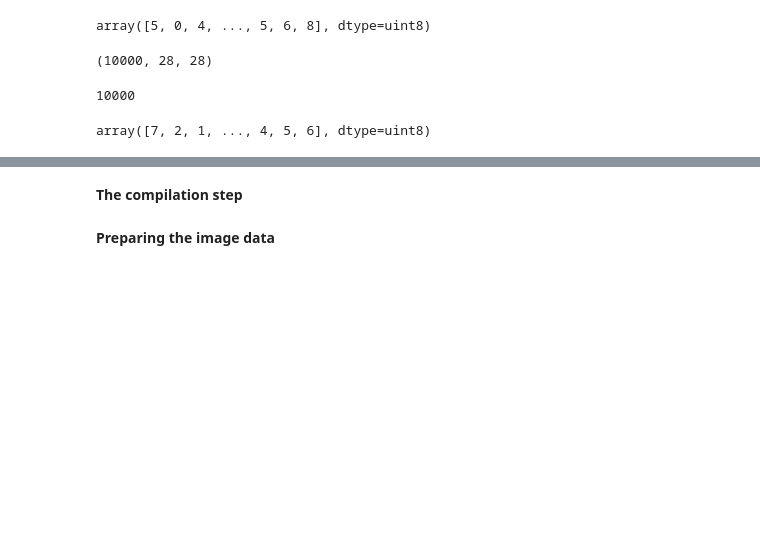
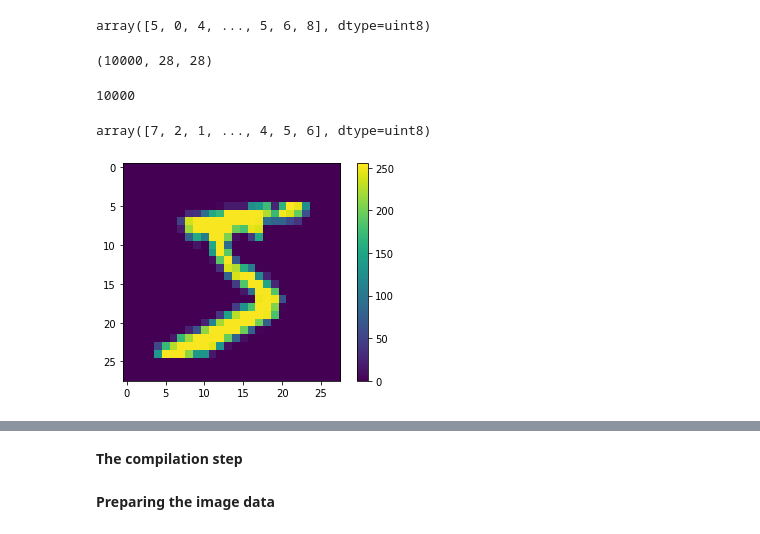
Before and after one commit to lhr791/2022_DL, a Jupyter notebook: chapter02_mathematical-building-blocks.ipynb, the cells around one changed output, grey strips where cells are left out. Saved outputs shown, nothing was run; the diff lists cells and outputs as text; code cells hidden in the pictures; blank space fills up the shorter version.

```diff
--- a/chapter02_mathematical-building-blocks.ipynb
+++ b/chapter02_mathematical-building-blocks.ipynb
@@ -41,3 +73,11 @@ len(test_labels)
 test_labels
 # %% [output]
 array([7, 2, 1, ..., 4, 5, 6], dtype=uint8)
+# %%
+plt.figure()
+plt.imshow(train_images[0]) #查看训练集[0]
+plt.colorbar() #右侧尺标
+plt.grid(False)
+plt.show()
+# %% [output]
+[figure, added]
```
Also changed, not shown: parts of 42 cells of this notebook.
